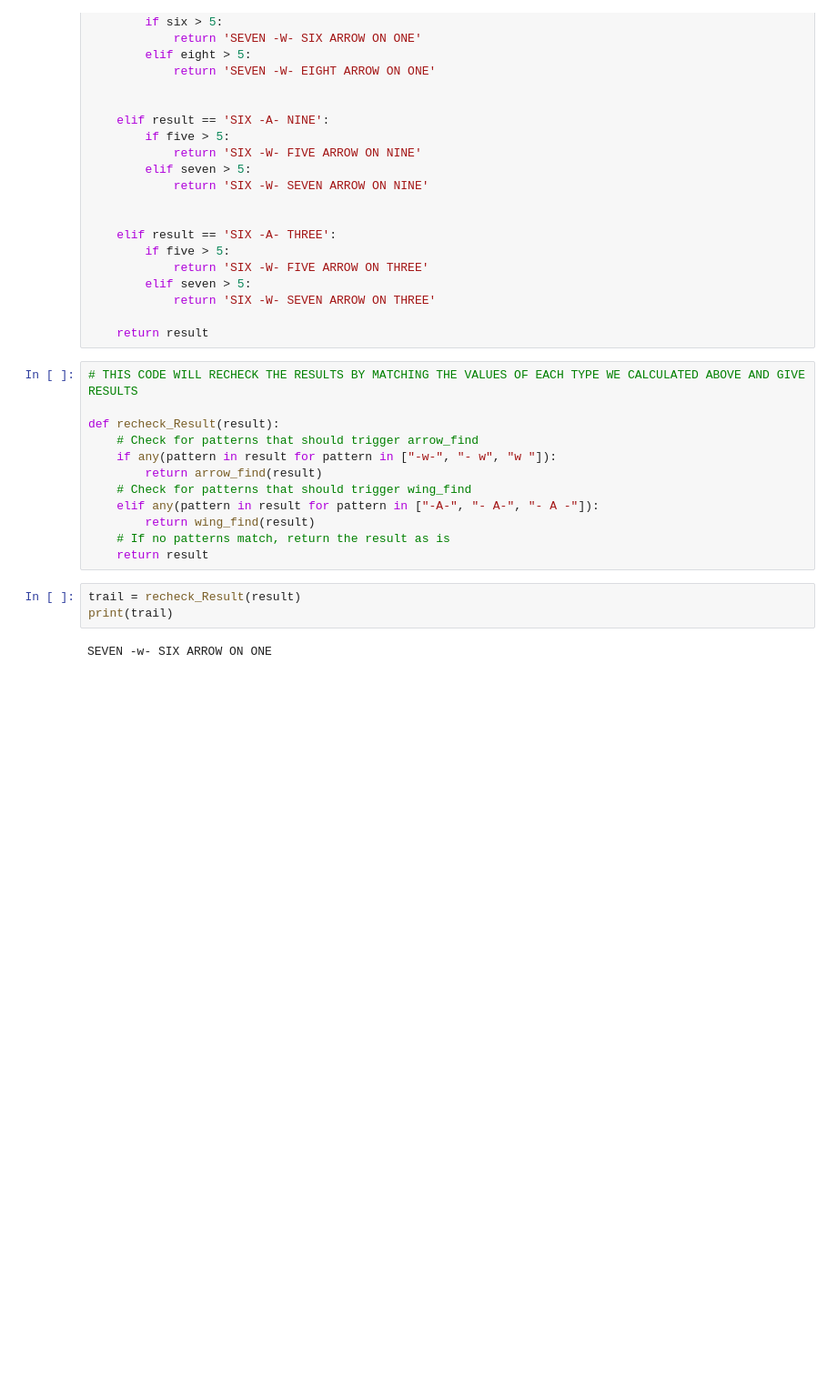
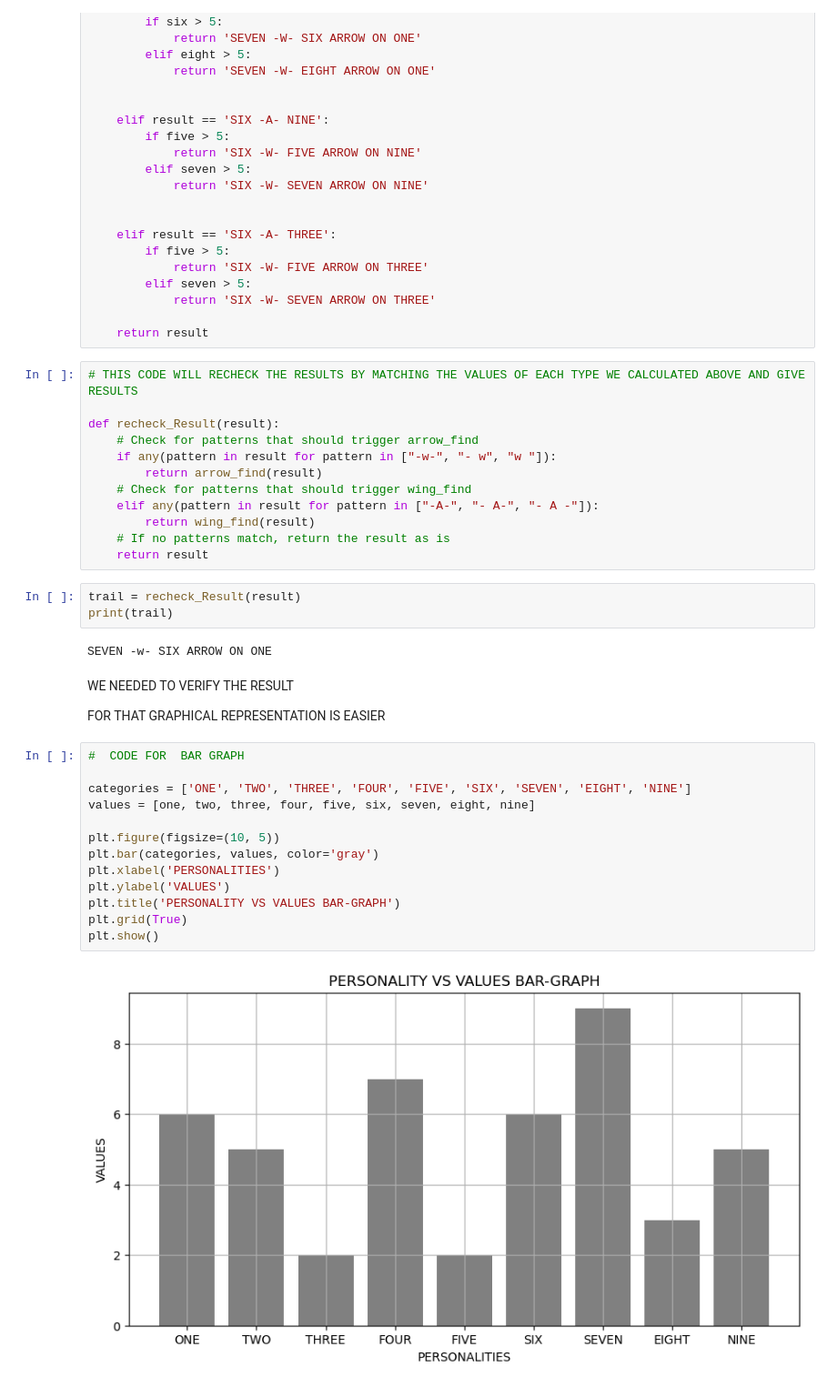
Before and after one commit to AZADS98/Personality-identification-Raw, a Jupyter notebook: ALEV .ipynb, the cells around one changed output. Shown at 91% size. Saved outputs shown, nothing was run; the diff lists cells and outputs as text; blank space fills up the shorter version.

Commit message:
Graphical representation added

```diff
--- a/ALEV .ipynb
+++ b/ALEV .ipynb
@@ -391,3 +391,22 @@ trail = recheck_Result(result)
 print(trail)
 # %% [output]
 SEVEN -w- SIX ARROW ON ONE
+# %% [markdown]
+WE NEEDED TO VERIFY THE RESULT
+
+FOR THAT GRAPHICAL REPRESENTATION IS EASIER
+# %%
+#  CODE FOR  BAR GRAPH
+
+categories = ['ONE', 'TWO', 'THREE', 'FOUR', 'FIVE', 'SIX', 'SEVEN', 'EIGHT', 'NINE']
+values = [one, two, three, four, five, six, seven, eight, nine]
+
+plt.figure(figsize=(10, 5))
+plt.bar(categories, values, color='gray')
+plt.xlabel('PERSONALITIES')
+plt.ylabel('VALUES')
+plt.title('PERSONALITY VS VALUES BAR-GRAPH')
+plt.grid(True)
+plt.show()
+# %% [output]
+[figure, added]
```
Also changed, not shown: parts of 1 cell of this notebook.
